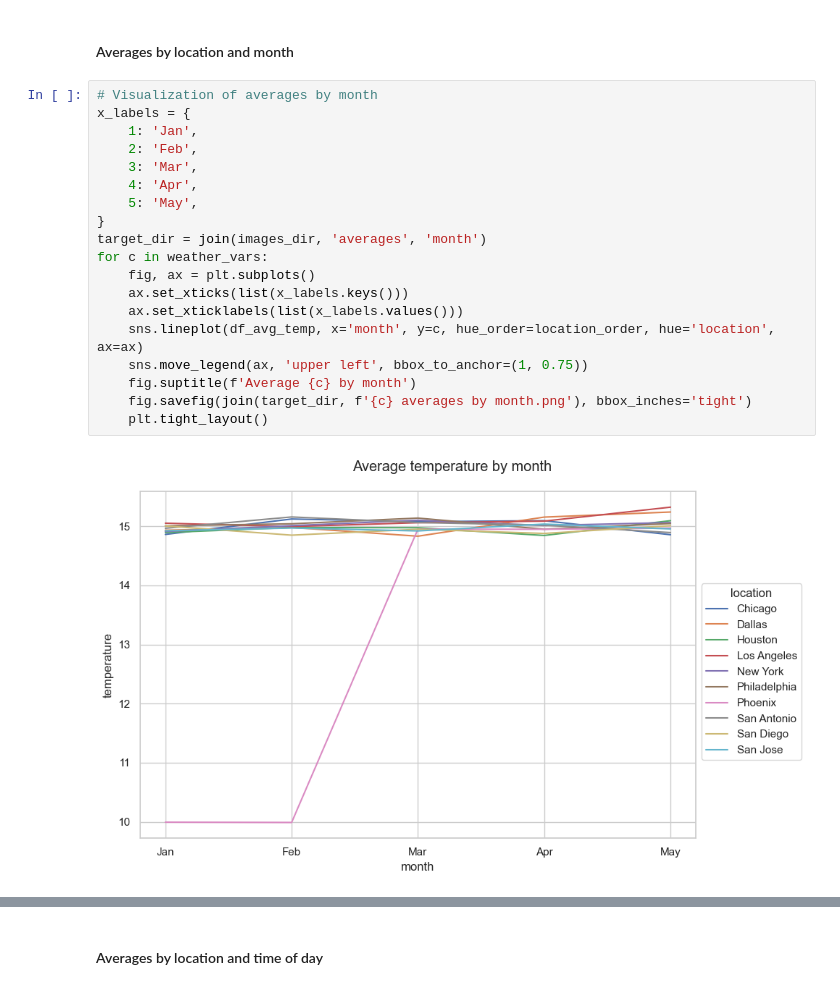
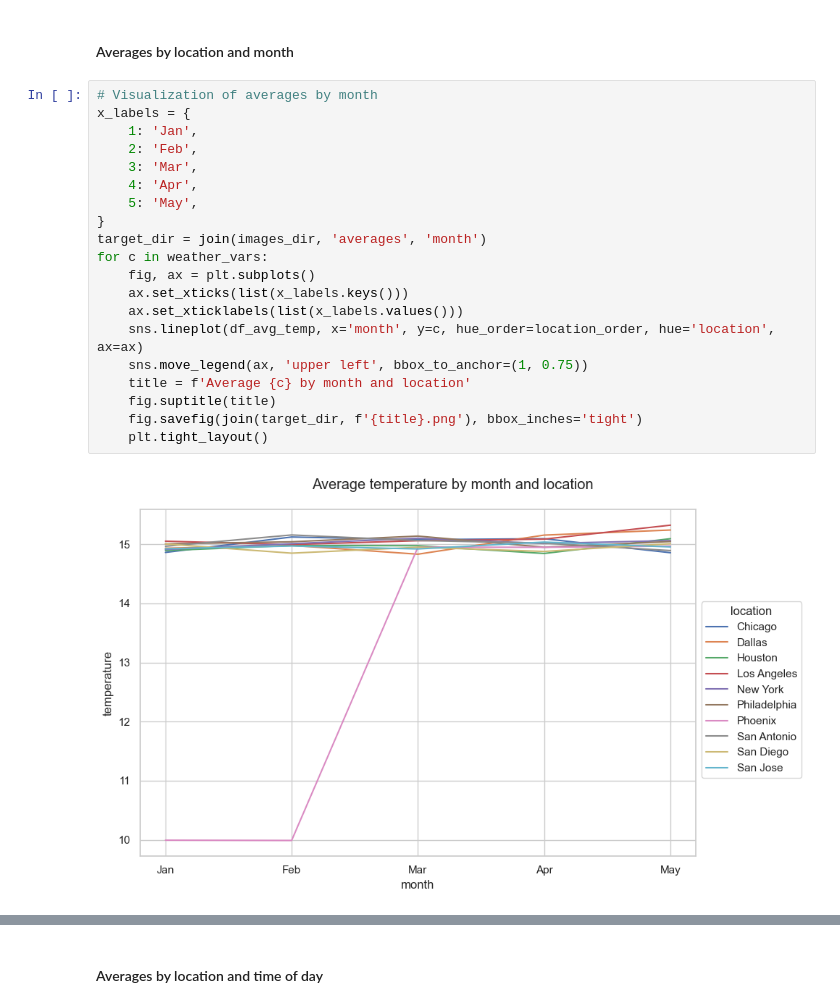
Before and after one commit to kozmik-moore/simple-weather-analysis, a Jupyter notebook: code/notebook.ipynb, the cells around one changed output, grey strips where cells are left out. Cells and saved outputs as stored; diff of their text form.

```diff
--- a/code/notebook.ipynb
+++ b/code/notebook.ipynb
@@ -362,21 +362,22 @@ display(df_avg_temp)
 # %%
 # Visualization of averages by month
 x_labels = {
     1: 'Jan',
     2: 'Feb',
     3: 'Mar',
     4: 'Apr',
     5: 'May',
 }
 target_dir = join(images_dir, 'averages', 'month')
 for c in weather_vars:
     fig, ax = plt.subplots()
     ax.set_xticks(list(x_labels.keys()))
     ax.set_xticklabels(list(x_labels.values()))
     sns.lineplot(df_avg_temp, x='month', y=c, hue_order=location_order, hue='location', ax=ax)
     sns.move_legend(ax, 'upper left', bbox_to_anchor=(1, 0.75))
-    fig.suptitle(f'Average {c} by month')
-    fig.savefig(join(target_dir, f'{c} averages by month.png'), bbox_inches='tight')
+    title = f'Average {c} by month and location'
+    fig.suptitle(title)
+    fig.savefig(join(target_dir, f'{title}.png'), bbox_inches='tight')
     plt.tight_layout()
 # %% [output]
-[figure, old version]
+[figure, new version]
```
Also changed, not shown: parts of 5 cells of this notebook, 27 other files.
